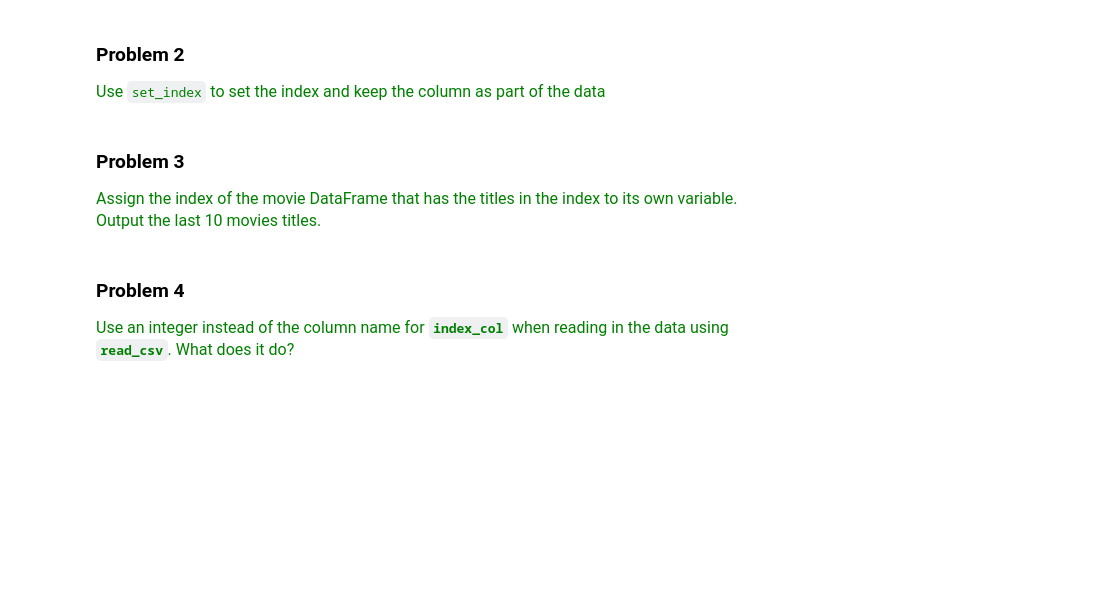
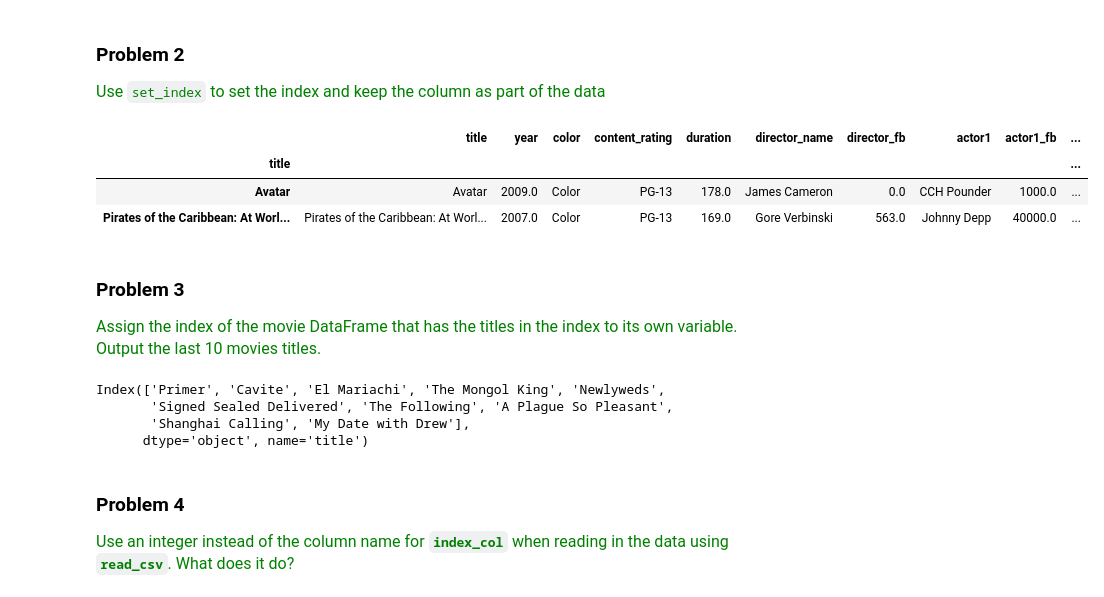
Before and after one commit to estefaniaakers/dunder-data, a Jupyter notebook: dunder-data-day-0/01-selecting-subsets-of-data/02. Setting a Meaningful Index.ipynb, the cells around one changed output. Saved outputs shown, nothing was run; the diff lists cells and outputs as text; code cells hidden in the pictures; blank space fills up the shorter version.

```diff
--- a/dunder-data-day-0/01-selecting-subsets-of-data/02. Setting a Meaningful Index.ipynb
+++ b/dunder-data-day-0/01-selecting-subsets-of-data/02. Setting a Meaningful Index.ipynb
@@ -189,9 +301,26 @@ See the documentation for all the [available options](http://pandas.pydata.org/p
 # %% [markdown]
 ### Problem 2
 <span  style="color:green; font-size:16px">Use `set_index` to set the index and keep the column as part of the data</span>
+# %%
+movies = pd.read_csv('../data/movie.csv')
+movies = movies.set_index('title', drop=False)
+movies.head(2)
+# %% [output]
+|  | title | year | color | content_rating | duration | director_name | director_fb | actor1 | actor1_fb | ... |
+| title |  |  |  |  |  |  |  |  |  | ... |
+| Avatar | Avatar | 2009.0 | Color | PG-13 | 178.0 | James Cameron | 0.0 | CCH Pounder | 1000.0 | ... |
+| Pirates of the Caribbean: At Worl... | Pirates of the Caribbean: At Worl... | 2007.0 | Color | PG-13 | 169.0 | Gore Verbinski | 563.0 | Johnny Depp | 40000.0 | ... |
 # %% [markdown]
 ### Problem 3
 <span  style="color:green; font-size:16px">Assign the index of the movie DataFrame that has the titles in the index to its own variable. Output the last 10 movies titles.</span>
+# %%
+index = movies.index
+index[-10:]
+# %% [output]
+Index(['Primer', 'Cavite', 'El Mariachi', 'The Mongol King', 'Newlyweds',
+       'Signed Sealed Delivered', 'The Following', 'A Plague So Pleasant',
+       'Shanghai Calling', 'My Date with Drew'],
+      dtype='object', name='title')
 # %% [markdown]
 ### Problem 4
 <span  style="color:green; font-size:16px">Use an integer instead of the column name for **`index_col`** when reading in the data using **`read_csv`**. What does it do?</span>
```
Also changed, not shown: parts of 29 cells of this notebook.
